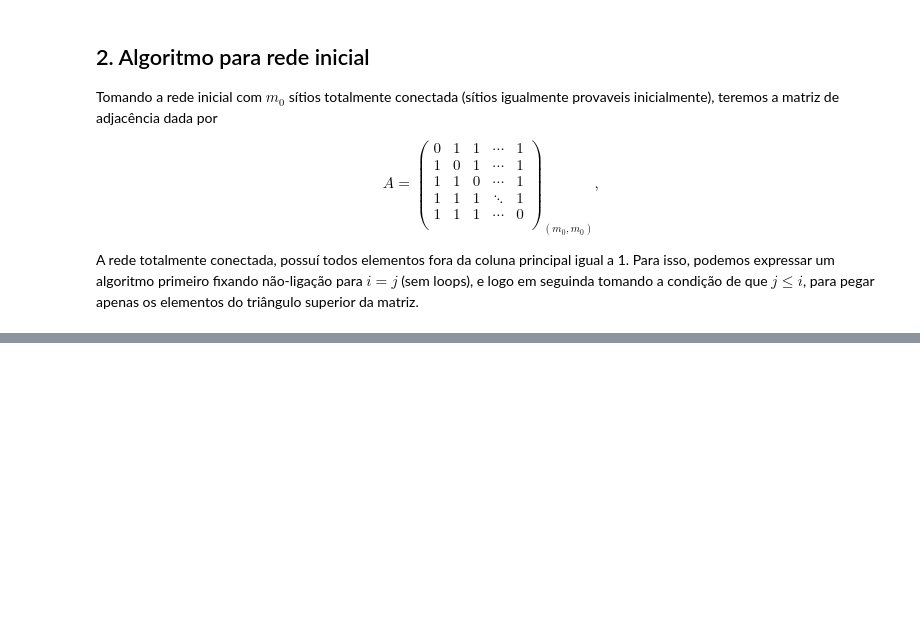
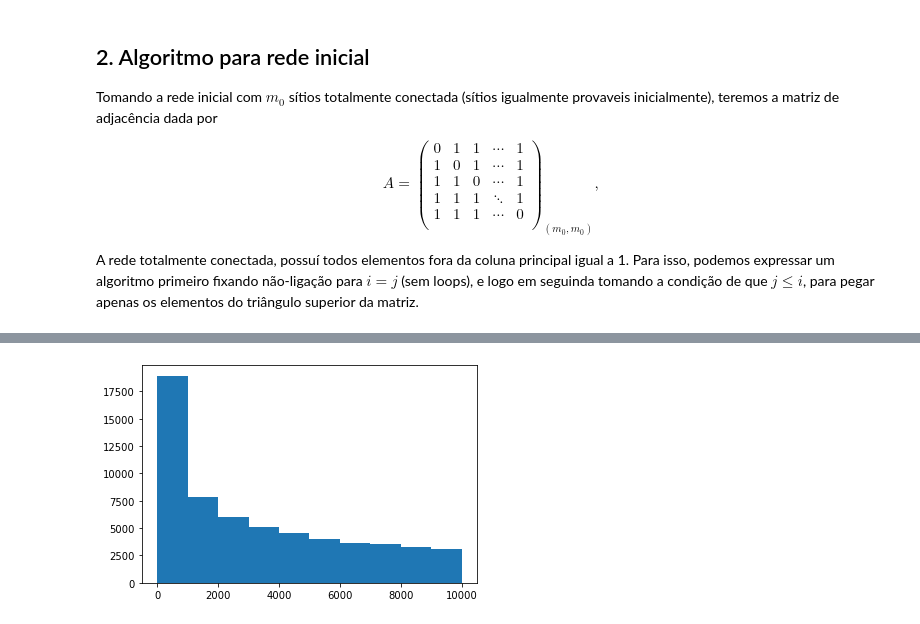
Before and after one commit to JuniorAlencar/barabasi_model, a Jupyter notebook: barabasi_model.ipynb, the cells around one changed output, grey strips where cells are left out. Cells and saved outputs as stored; diff of their text form; code cells hidden in the pictures; blank space fills up the shorter version.

```diff
--- a/barabasi_model.ipynb
+++ b/barabasi_model.ipynb
@@ -167,2 +84,17 @@ print(u)
 # %%
-a = 2
+for i in range(m0,N):
+    v = g.add_vertex()
+    for j in range(0,m):
+        Num = rd.randint(0,len(K_filter)-1) #Gerado um número aleatório dentro de toda dimensão de K_filter
+        print(Num)
+        u = g.vertex(K_filter[Num]) #Do número aleatório selecionado, pego o sítio que ele representa
+        g.add_edge(v,u) #Ligo esse sítio selecionado com o sítio adicionado a rede
+        K += [int(u)]
+        K_filter = list(filter(lambda val: val !=  int(u), K_filter)) #Filtrando os valores que saíram em Num de K
+
+    K_aux = list(itertools.repeat(int(v), int(v.out_degree())))
+    K += K_aux
+    K_filter = K
+
+print(K)
+print(K_filter)
@@ -203,0 +257,9 @@ print(barabasi_network(3))
+# %%
+#plt.hist(L_log, bins=np.logspace(start=np.log10(0.1), stop=np.log10(100), num=50))
+#plt.xscale('log')
+#plt.yscale('log')
+#plt.xlim([0.001,10])
+plt.hist(K_t)
+plt.show()
+# %% [output]
+[figure, added]
```
Also changed, not shown: parts of 16 cells of this notebook.
